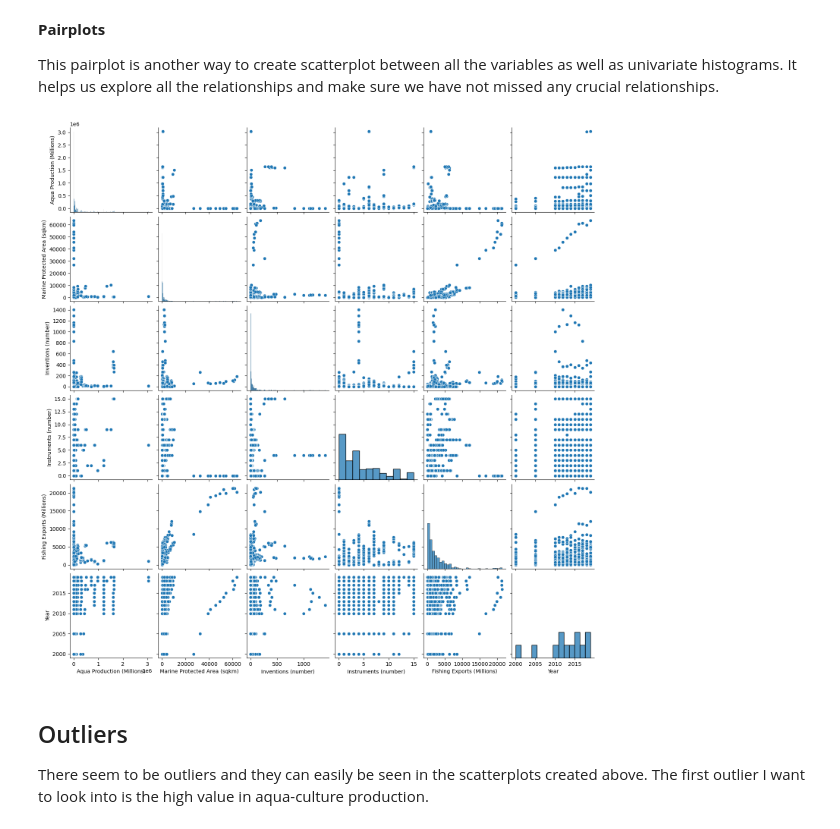
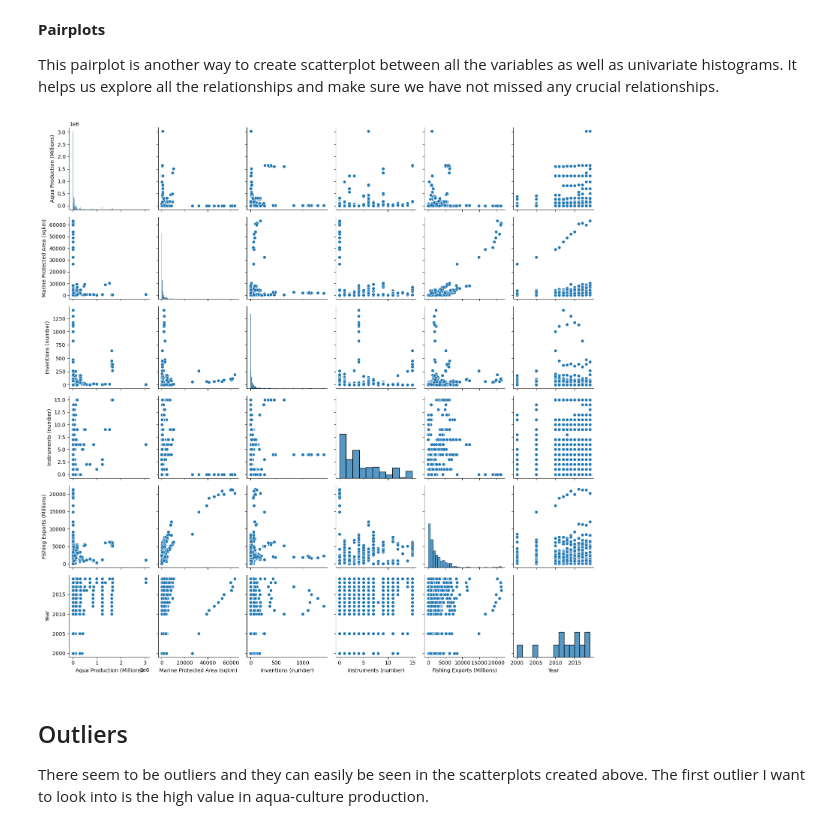
Before and after one commit to anly501/dsan-5000-project-kendallgilbert180, a Jupyter notebook: dsan-website/5000-website/eda/multivariate.ipynb, the cells around one changed output. Cells and saved outputs as stored; diff of their text form; code cells hidden in the pictures.

```diff
--- a/dsan-website/5000-website/eda/multivariate.ipynb
+++ b/dsan-website/5000-website/eda/multivariate.ipynb
@@ -89,10 +95,12 @@ Correlations are important to pay attention to as they can guide variable select
 
 This pairplot is another way to create scatterplot between all the variables as well as univariate histograms. It helps us explore all the relationships and make sure we have not missed any crucial relationships.
 # %%
+#| code-fold: true
 sns.pairplot(merged)
+plt.tight_layout()
 plt.show()
 # %% [output]
-[figure, old version]
+[figure, new version]
 # %% [markdown]
 ## Outliers
 
```
Also changed, not shown: parts of 5 cells of this notebook, 48 other files.
